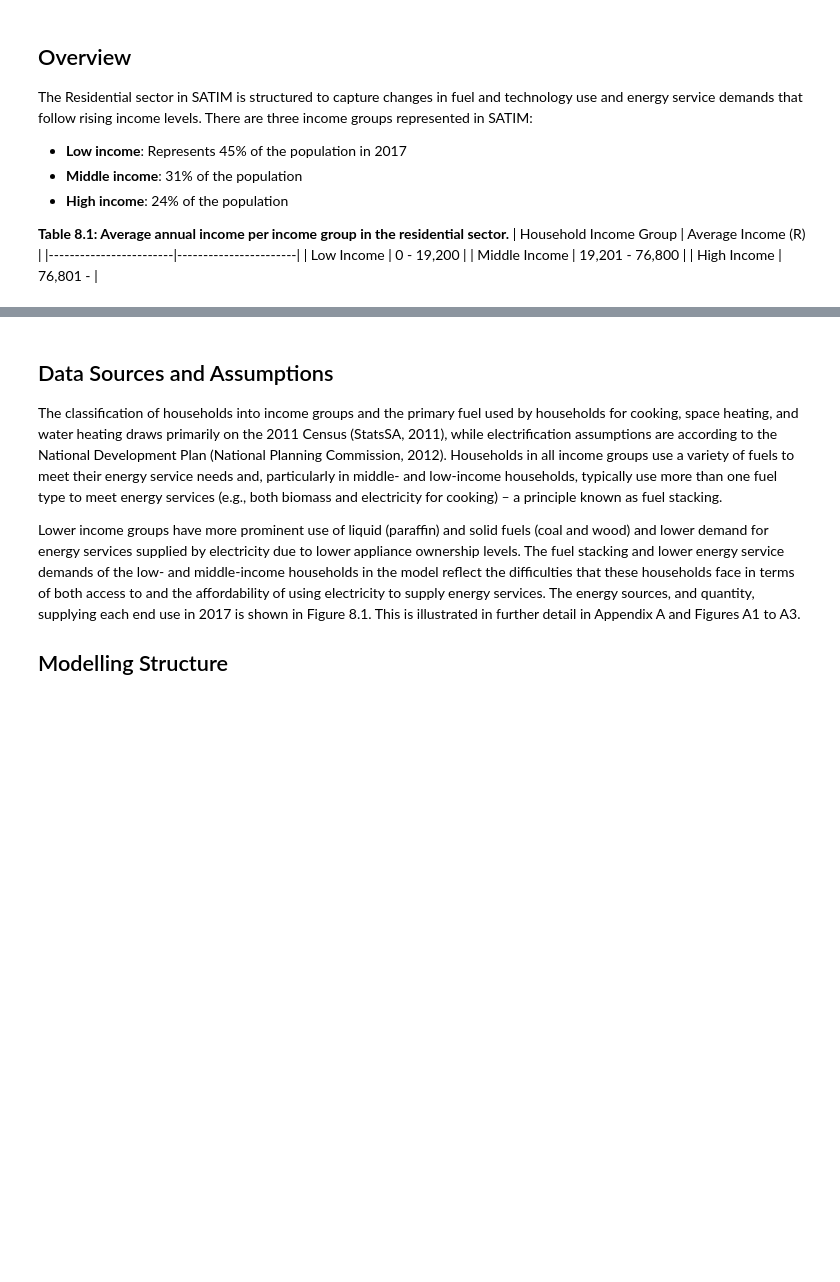
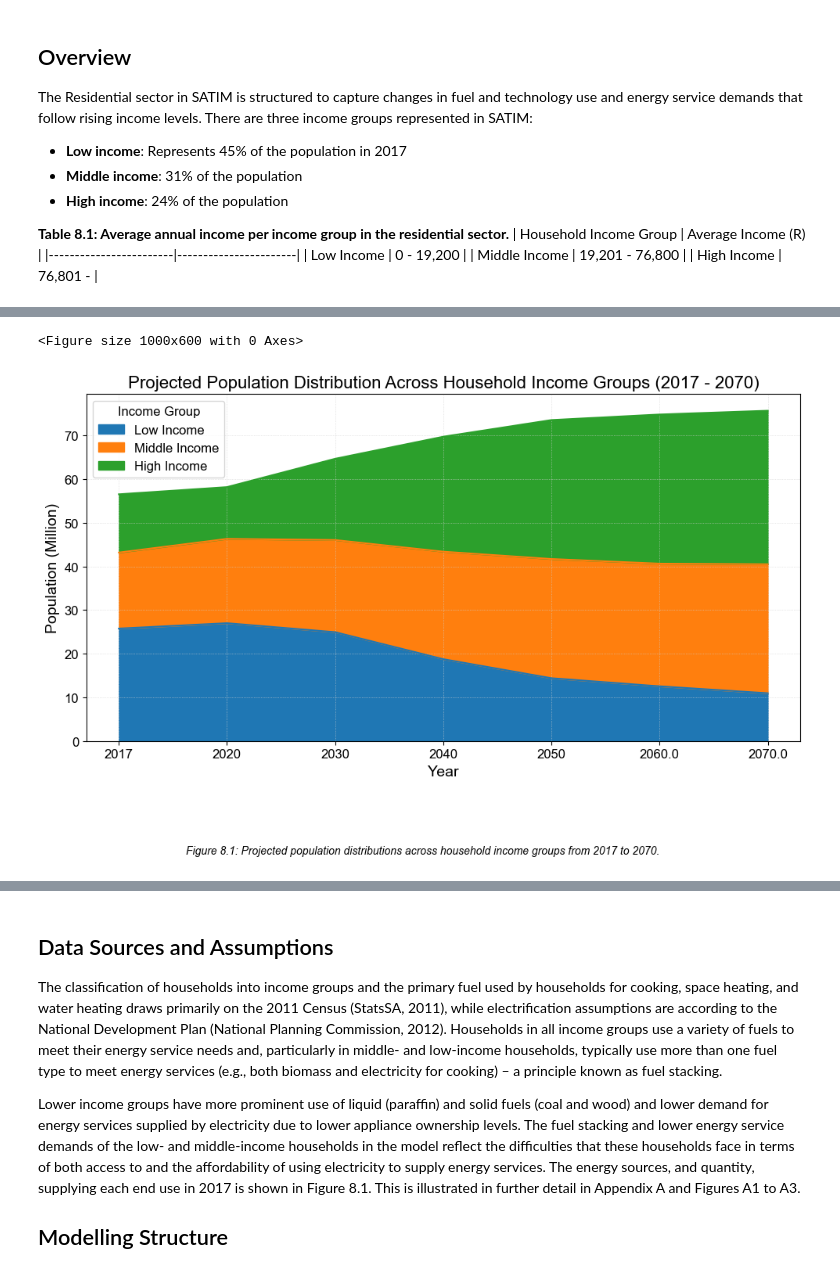
Before and after one commit to SavanhaJadedk/Satim-test-book-1.1, a Jupyter notebook: docs/08Residential.ipynb, the cells around one changed output, grey strips where cells are left out. Drawn from its saved outputs; the diff is of its cells as text; code cells hidden in the pictures; blank space fills up the shorter version.

Commit message:
Res notebook iep updates
images

```diff
--- a/docs/08Residential.ipynb
+++ b/docs/08Residential.ipynb
@@ -73,0 +17,60 @@ plt.show()
+# %%
+import pandas as pd
+import matplotlib.pyplot as plt
+import requests
+from io import BytesIO
+
+# URL of the Excel file in the GitHub repository
+file_url = 'https://github.com/SavanhaJadedk/Satim-test-book-1.1/raw/main/docs/Excel%20workbooks/Scen_DMD_PRJ.xlsx'
+
+# Download the file
+response = requests.get(file_url)
+response.raise_for_status()  # Ensure the request was successful
+
+# Read the Excel file into a pandas DataFrame
+with BytesIO(response.content) as file:
+    df = pd.read_excel(file, sheet_name='RES', header=None)
+
+# Extract years (row 21, columns E to K which corresponds to index 20, columns 4 to 10 in 0-indexed pandas)
+years = df.iloc[20, 4:11].values
+
+# Extract income groups (rows 22-24, column C which corresponds to index 21-23, column 2 in 0-indexed pandas)
+income_groups = df.iloc[21:24, 2].values
+
+# Extract corresponding population per income group for each year (rows 22-24, columns E to K which corresponds to index 21-23, columns 4 to 10 in 0-indexed pandas)
+population_data = df.iloc[21:24, 4:11].values
+
+# Create a DataFrame for plotting
+data = pd.DataFrame(population_data.T, columns=income_groups, index=years)
+
+# Plot the area plot with professional formatting
+plt.figure(figsize=(10, 6))
+
+# Plot the area plot
+data.plot(kind='area', stacked=True, figsize=(10, 6), color=['#1f77b4', '#ff7f0e', '#2ca02c'])
+
+# Set title and labels with larger font size
+plt.title('Projected Population Distribution Across Household Income Groups (2017 - 2070)', fontsize=16)
+plt.xlabel('Year', fontsize=14)
+plt.ylabel('Population (Million)', fontsize=14)
+
+# Set legend with larger font size
+plt.legend(title='Income Group', fontsize=12)
+
+# Set grid lines with a light gray color
+plt.grid(True, linestyle=':', linewidth=0.5, color='lightgray')
+
+# Change font
+plt.rcParams.update({'font.family': 'Arial', 'font.size': 12})
+
+# Add caption
+caption = 'Figure 8.1: Projected population distributions across household income groups from 2017 to 2070.'
+plt.figtext(0.5, -0.1, caption, wrap=True, horizontalalignment='center', fontsize=10, style='italic')
+
+# Adjust layout to make room for the caption
+plt.tight_layout(rect=[0, 0.03, 1, 0.95])
+
+plt.show()
+# %% [output]
+<Figure size 1000x600 with 0 Axes>
+[figure, added]
```
Also changed, not shown: parts of 4 cells of this notebook, 4 other files.
